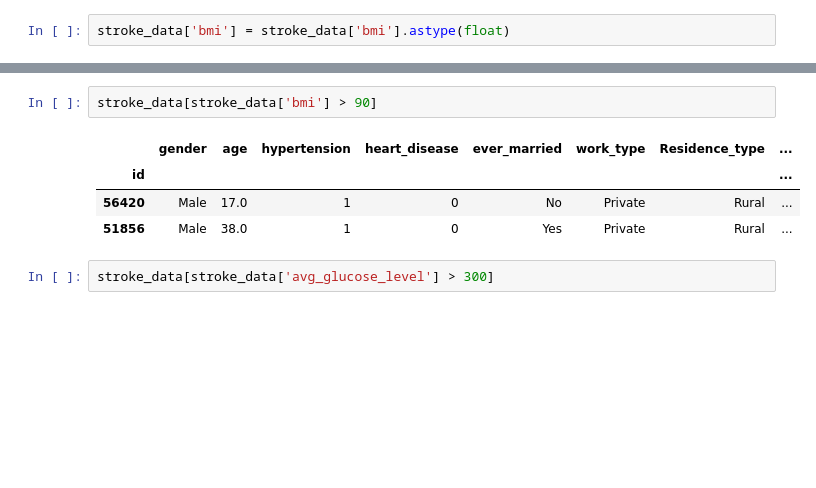
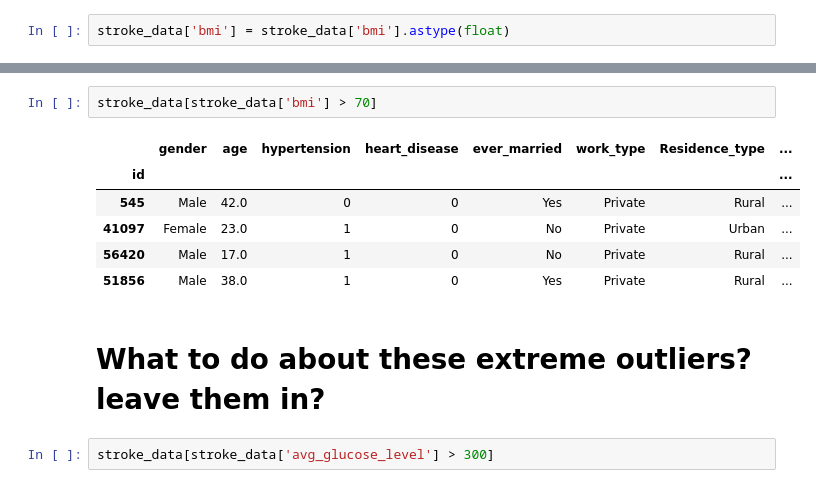
Before and after one commit to rotznmu/stroke_prediction_capstone, a Jupyter notebook: Stroke Prediction.ipynb, the cells around one changed output, grey strips where cells are left out. Saved outputs shown, nothing was run; the diff lists cells and outputs as text; blank space fills up the shorter version.

```diff
--- a/Stroke Prediction.ipynb
+++ b/Stroke Prediction.ipynb
@@ -373,12 +373,16 @@ print(np.where(z > 3))
        2, 2, 2, 1, 1, 2, 1, 2, 1, 1, 1, 2, 1, 1, 2, 2, 1, 2, 1, 1],
       dtype=int64))
 # %%
-stroke_data[stroke_data['bmi'] > 90]
+stroke_data[stroke_data['bmi'] > 70]
 # %% [output]
 |  | gender | age | hypertension | heart_disease | ever_married | work_type | Residence_type | ... |
 | id |  |  |  |  |  |  |  | ... |
+| 545 | Male | 42.0 | 0 | 0 | Yes | Private | Rural | ... |
+| 41097 | Female | 23.0 | 1 | 0 | No | Private | Urban | ... |
 | 56420 | Male | 17.0 | 1 | 0 | No | Private | Rural | ... |
 | 51856 | Male | 38.0 | 1 | 0 | Yes | Private | Rural | ... |
+# %% [markdown]
+# What to do about these extreme outliers? leave them in?
 # %%
 stroke_data[stroke_data['avg_glucose_level'] > 300]
 # %% [output]
```
Also changed, not shown: parts of 37 cells of this notebook.
